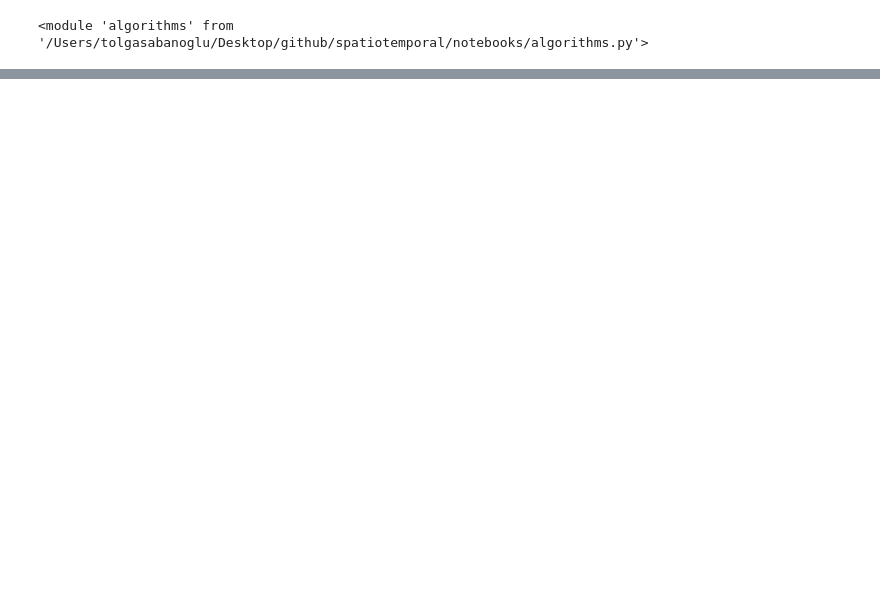
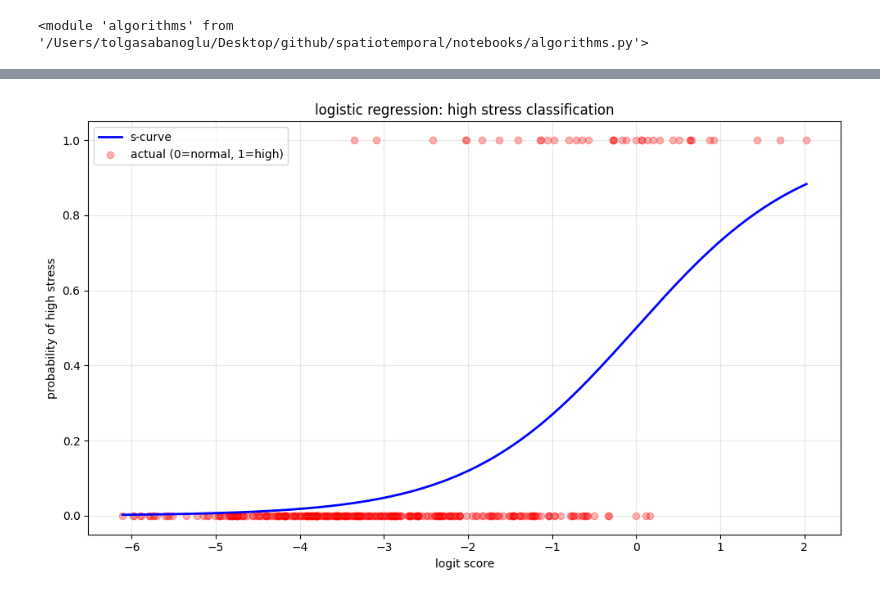
Before and after one commit to tolgasabanoglu/spatiotemporal, a Jupyter notebook: notebooks/analysis.ipynb, the cells around one changed output, grey strips where cells are left out. Drawn from its saved outputs; the diff is of its cells as text; code cells hidden in the pictures; blank space fills up the shorter version.

```diff
--- a/notebooks/analysis.ipynb
+++ b/notebooks/analysis.ipynb
@@ -635,12 +674,0 @@ Garmin stress level is a feature that measures your body's stress based on heart
-# %%
-# Create binary column only if it doesn't exist
-if 'stress_binary' not in merged_daily_agg.columns:
-    merged_daily_agg['stress_binary'] = (merged_daily_agg['avgStressLevel'] > 50).astype(int)
-
-
-# Logistic regression
-model = logistic_reg(
-    merged_daily_agg,
-    y='stress_binary',
-    x=features
-)
@@ -675,0 +677,69 @@ In summary, the highest risk of High Stress is linked to elevated mean heart rat
+# %%
+# create binary target: high stress (>50) vs normal (<=50)
+merged_daily_agg['high_stress'] = (merged_daily_agg['avgStressLevel'] > 50).astype(int)
+
+# select features - use fewer, more interpretable features to avoid overfitting
+core_features = ['bodyBatteryChange', 'restingHeartRate', 'charged', 'drained', 'maxStressLevel']
+log_features = [f for f in core_features if f in merged_daily_agg.columns]
+
+print(f"features: {log_features}")
+print(f"high stress days: {merged_daily_agg['high_stress'].sum()} / {len(merged_daily_agg)}")
+
+# prepare data
+from sklearn.model_selection import train_test_split
+from sklearn.preprocessing import StandardScaler
+from sklearn.linear_model import LogisticRegression
+
+X = merged_daily_agg[log_features].copy()
+y = merged_daily_agg['high_stress'].copy()
+
+# train/test split (80/20)
+X_train, X_test, y_train, y_test = train_test_split(X, y, test_size=0.2, random_state=42, stratify=y)
+
+# scale features
+scaler = StandardScaler()
+X_train_scaled = scaler.fit_transform(X_train)
+X_test_scaled = scaler.transform(X_test)
+
+# train logistic regression with regularization
+model = LogisticRegression(max_iter=1000, C=0.1)  # C=0.1 adds regularization
+model.fit(X_train_scaled, y_train)
+
+# evaluate
+train_acc = model.score(X_train_scaled, y_train)
+test_acc = model.score(X_test_scaled, y_test)
+
+print(f"\n{'='*50}")
+print("logistic regression results")
+print(f"{'='*50}")
+print(f"train accuracy: {train_acc:.3f}")
+print(f"test accuracy: {test_acc:.3f}")
+
+# coefficients
+summary = pd.DataFrame({
+    "feature": log_features,
+    "coefficient": model.coef_[0],
+    "odds_ratio": np.exp(model.coef_[0])
+}).sort_values('coefficient', key=abs, ascending=False)
+
+print(f"\ncoefficients:")
+print(summary.to_string(index=False))
+
+# plot s-curve using training data
+X_all_scaled = scaler.transform(X)
+logit = model.intercept_[0] + np.dot(X_all_scaled, model.coef_[0])
+
+plt.figure(figsize=(10, 6))
+logit_range = np.linspace(logit.min(), logit.max(), 500)
+prob_range = 1 / (1 + np.exp(-logit_range))
+
+plt.plot(logit_range, prob_range, color='blue', lw=2, label='s-curve')
+plt.scatter(logit, y, color='red', alpha=0.3, label='actual (0=normal, 1=high)')
+plt.xlabel("logit score")
+plt.ylabel("probability of high stress")
+plt.title("logistic regression: high stress classification")
+plt.legend()
+plt.grid(True, alpha=0.3)
+plt.tight_layout()
+plt.show()
+# %% [output]
@@ -675,0 +762 @@ In summary, the highest risk of High Stress is linked to elevated mean heart rat
+[figure, added]
```
Also changed, not shown: parts of 48 cells of this notebook.
